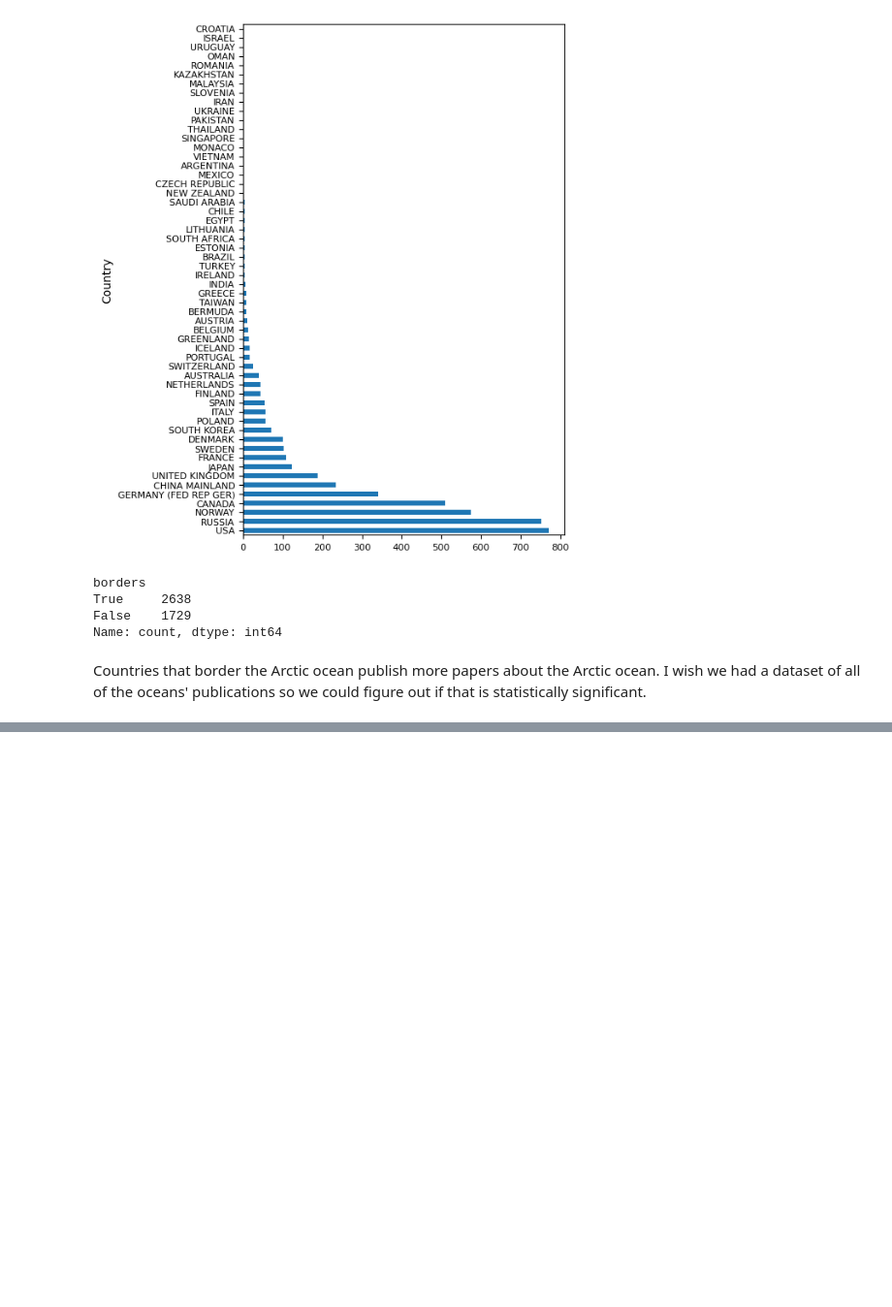
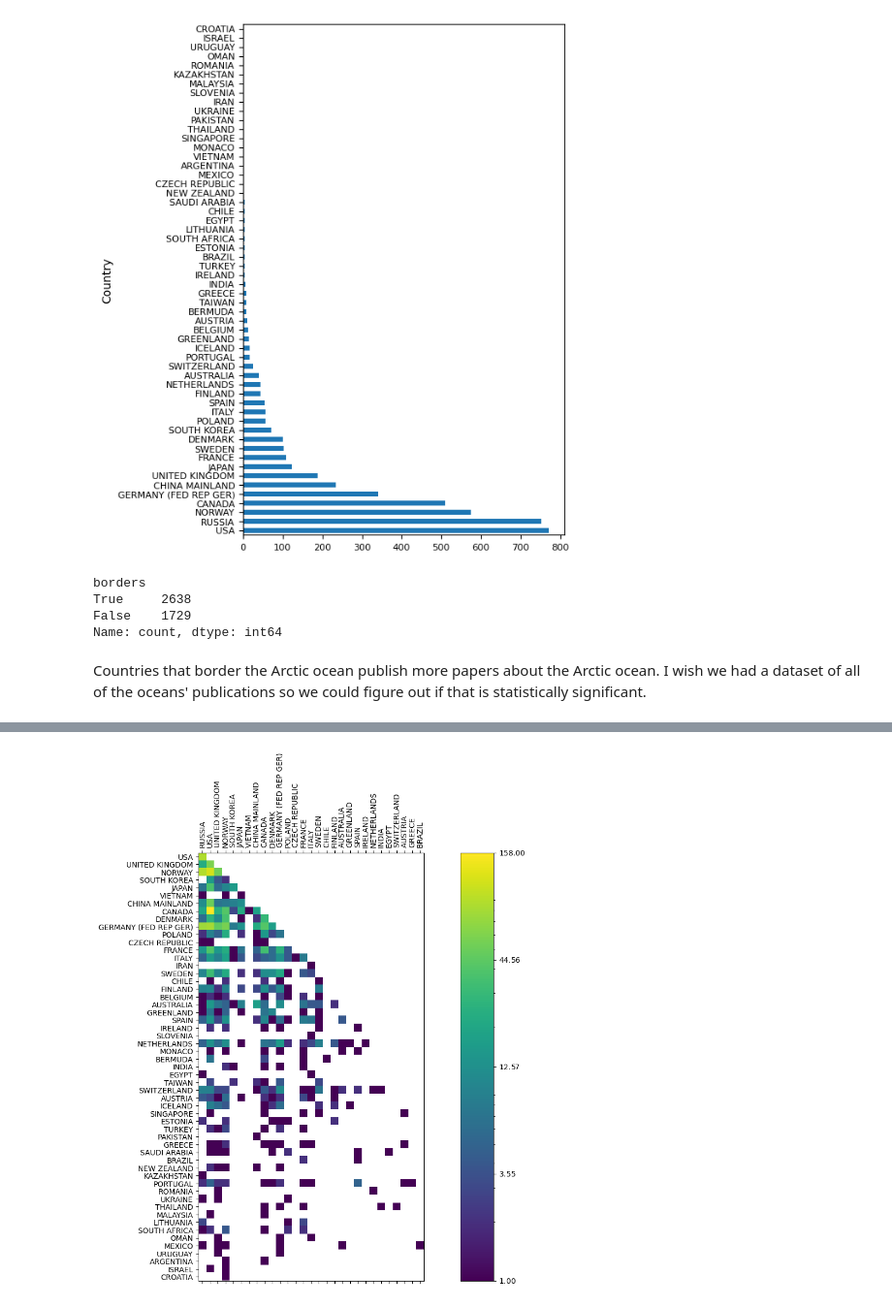
Before and after one commit to wilSecord/studio-projects, a Jupyter notebook: explore.ipynb, the cells around one changed output, grey strips where cells are left out. Shown at 97% size. Saved outputs shown, nothing was run; the diff lists cells and outputs as text; code cells hidden in the pictures; blank space fills up the shorter version.

Commit message:
Make confusion matrixes

```diff
--- a/explore.ipynb
+++ b/explore.ipynb
@@ -86,3 +88,21 @@ False    1729
 Name: count, dtype: int64
 # %% [markdown]
 Countries that border the Arctic ocean publish more papers about the Arctic ocean. I wish we had a dataset of all of the oceans' publications so we could figure out if that is statistically significant.
+# %%
+countries = arctic_data['Country'].unique()
+country_corr_matrix = pd.DataFrame(np.zeros((countries.size, countries.size)), columns=countries, index=countries)
+country_corr_matrix
+
+for id, count in arctic_data['identifier'].value_counts().items():
+    if count == 1:
+        continue
+    paper = arctic_data[arctic_data['identifier'] == id]
+    for country_a, country_b in itertools.combinations(paper['Country'], 2):
+        if country_corr_matrix.columns.get_loc(country_a) < country_corr_matrix.columns.get_loc(country_b):
+            country_a, country_b = country_b, country_a
+
+        country_corr_matrix.loc[country_a, country_b] += 1
+
+# Drop countries with no collaboration
+country_corr_matrix = country_corr_matrix.loc[(country_corr_matrix != 0).any(axis=1), (country_corr_matrix != 0).any(axis=0)]
+country_corr_matrix
@@ -88,0 +128,24 @@ Countries that border the Arctic ocean publish more papers about the Arctic ocea
+# %%
+from matplotlib.colors import LogNorm
+from math import log
+
+def show_log_matrix(df, figsize=(6.2, 8)):
+    f = plt.figure(figsize=figsize)
+    ax = f.add_axes([0, 0, 0.9, 1])
+    axcolor = f.add_axes([0.9, 0, 0.1, 1])
+
+
+    im = ax.matshow(df, norm=LogNorm())
+
+    xlabels = df.index.to_numpy()
+    ylabels = df.columns.to_numpy()
+    ax.set_yticks(np.arange(0, xlabels.size), labels=xlabels)
+    ax.set_xticks(np.arange(0, ylabels.size), labels=ylabels)
+    ax.tick_params("x", rotation=90)
+
+    t = np.logspace(log(df[df > 0].min(axis=None) or 1, 10), log(df.max(axis=None), 10), num=5)
+    f.colorbar(im, cax=axcolor, ticks=t, format="$%.2f$")
+# %%
+show_log_matrix(country_corr_matrix, (6.2, 8))
+# %% [output]
+[figure, added]
```
Also changed, not shown: parts of 3 cells of this notebook.
